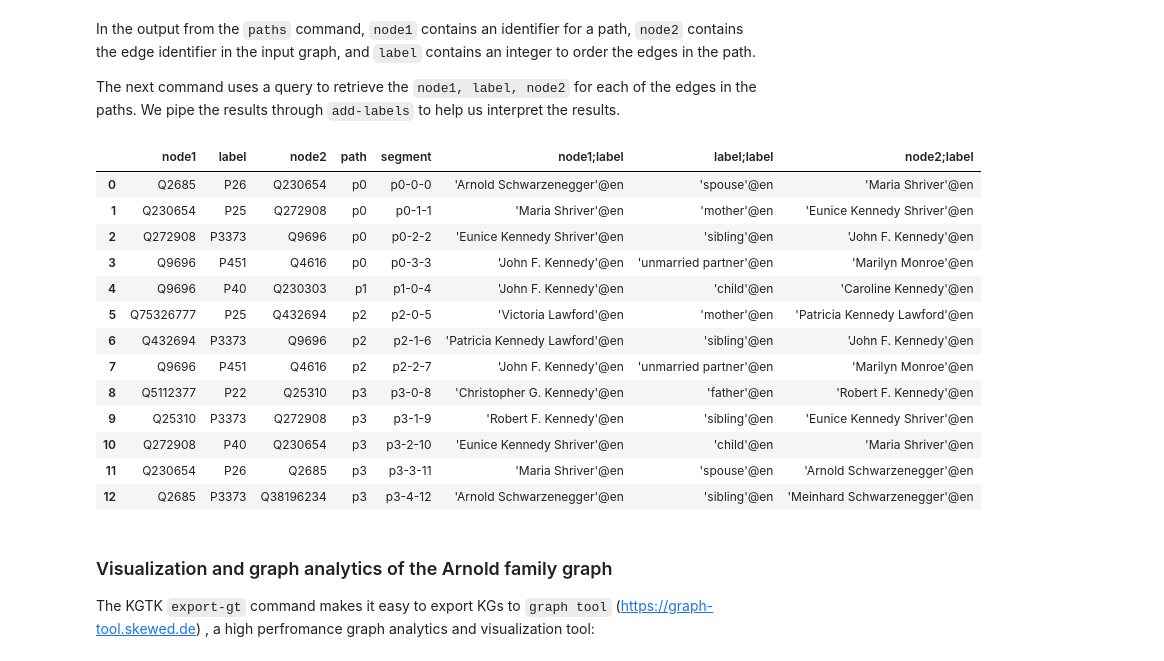
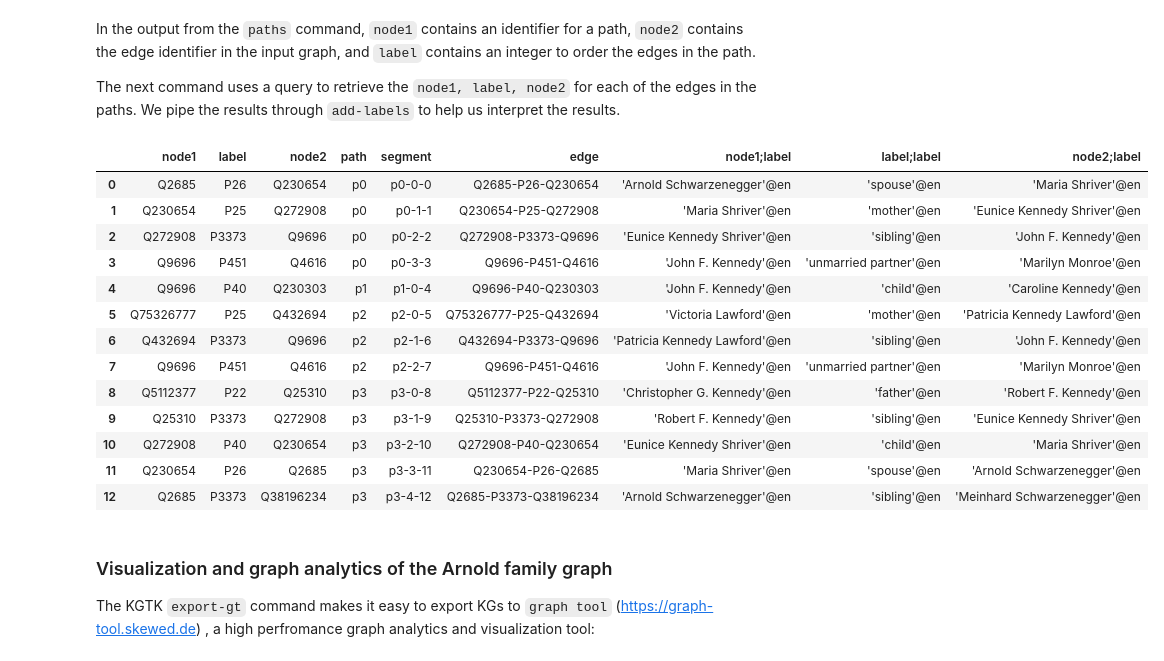
Before and after one commit to versant2612/jnotebooks, a Jupyter notebook: kgtk/06_kg_network_analysis.ipynb, the cells around one changed output. Cells and saved outputs as stored; diff of their text form; code cells hidden in the pictures.

```diff
--- a/kgtk/06_kg_network_analysis.ipynb
+++ b/kgtk/06_kg_network_analysis.ipynb
@@ -348,28 +432,28 @@ The next command uses a query to retrieve the `node1, label, node2` for each of
 # %%
 kgtk("""
     query -i arnold_family -i $TEMP/path-results.tsv
         --match '
             path: (path)-[segment]->(edge),
             arnold_family: (n1)-[edge {label: property}]->(n2)'
-        --return 'n1 as node1, property as label, n2 as node2, path as path, segment as segment'
+        --return 'n1 as node1, property as label, n2 as node2, path as path, segment as segment, edge as edge'
         --order-by 'path, segment'
     / add-labels
 """)
 # %% [output]
-|  | node1 | label | node2 | path | segment | node1;label | label;label | node2;label |
-| 0 | Q2685 | P26 | Q230654 | p0 | p0-0-0 | 'Arnold Schwarzenegger'@en | 'spouse'@en | 'Maria Shriver'@en |
-| 1 | Q230654 | P25 | Q272908 | p0 | p0-1-1 | 'Maria Shriver'@en | 'mother'@en | 'Eunice Kennedy Shriver'@en |
-| 2 | Q272908 | P3373 | Q9696 | p0 | p0-2-2 | 'Eunice Kennedy Shriver'@en | 'sibling'@en | 'John F. Kennedy'@en |
-| 3 | Q9696 | P451 | Q4616 | p0 | p0-3-3 | 'John F. Kennedy'@en | 'unmarried partner'@en | 'Marilyn Monroe'@en |
-| 4 | Q9696 | P40 | Q230303 | p1 | p1-0-4 | 'John F. Kennedy'@en | 'child'@en | 'Caroline Kennedy'@en |
-| 5 | Q75326777 | P25 | Q432694 | p2 | p2-0-5 | 'Victoria Lawford'@en | 'mother'@en | 'Patricia Kennedy Lawford'@en |
-| 6 | Q432694 | P3373 | Q9696 | p2 | p2-1-6 | 'Patricia Kennedy Lawford'@en | 'sibling'@en | 'John F. Kennedy'@en |
-| 7 | Q9696 | P451 | Q4616 | p2 | p2-2-7 | 'John F. Kennedy'@en | 'unmarried partner'@en | 'Marilyn Monroe'@en |
-| 8 | Q5112377 | P22 | Q25310 | p3 | p3-0-8 | 'Christopher G. Kennedy'@en | 'father'@en | 'Robert F. Kennedy'@en |
-| 9 | Q25310 | P3373 | Q272908 | p3 | p3-1-9 | 'Robert F. Kennedy'@en | 'sibling'@en | 'Eunice Kennedy Shriver'@en |
-| 10 | Q272908 | P40 | Q230654 | p3 | p3-2-10 | 'Eunice Kennedy Shriver'@en | 'child'@en | 'Maria Shriver'@en |
-| 11 | Q230654 | P26 | Q2685 | p3 | p3-3-11 | 'Maria Shriver'@en | 'spouse'@en | 'Arnold Schwarzenegger'@en |
-| 12 | Q2685 | P3373 | Q38196234 | p3 | p3-4-12 | 'Arnold Schwarzenegger'@en | 'sibling'@en | 'Meinhard Schwarzenegger'@en |
+|  | node1 | label | node2 | path | segment | edge | node1;label | label;label | node2;label |
+| 0 | Q2685 | P26 | Q230654 | p0 | p0-0-0 | Q2685-P26-Q230654 | 'Arnold Schwarzenegger'@en | 'spouse'@en | 'Maria Shriver'@en |
+| 1 | Q230654 | P25 | Q272908 | p0 | p0-1-1 | Q230654-P25-Q272908 | 'Maria Shriver'@en | 'mother'@en | 'Eunice Kennedy Shriver'@en |
+| 2 | Q272908 | P3373 | Q9696 | p0 | p0-2-2 | Q272908-P3373-Q9696 | 'Eunice Kennedy Shriver'@en | 'sibling'@en | 'John F. Kennedy'@en |
+| 3 | Q9696 | P451 | Q4616 | p0 | p0-3-3 | Q9696-P451-Q4616 | 'John F. Kennedy'@en | 'unmarried partner'@en | 'Marilyn Monroe'@en |
+| 4 | Q9696 | P40 | Q230303 | p1 | p1-0-4 | Q9696-P40-Q230303 | 'John F. Kennedy'@en | 'child'@en | 'Caroline Kennedy'@en |
+| 5 | Q75326777 | P25 | Q432694 | p2 | p2-0-5 | Q75326777-P25-Q432694 | 'Victoria Lawford'@en | 'mother'@en | 'Patricia Kennedy Lawford'@en |
+| 6 | Q432694 | P3373 | Q9696 | p2 | p2-1-6 | Q432694-P3373-Q9696 | 'Patricia Kennedy Lawford'@en | 'sibling'@en | 'John F. Kennedy'@en |
+| 7 | Q9696 | P451 | Q4616 | p2 | p2-2-7 | Q9696-P451-Q4616 | 'John F. Kennedy'@en | 'unmarried partner'@en | 'Marilyn Monroe'@en |
+| 8 | Q5112377 | P22 | Q25310 | p3 | p3-0-8 | Q5112377-P22-Q25310 | 'Christopher G. Kennedy'@en | 'father'@en | 'Robert F. Kennedy'@en |
+| 9 | Q25310 | P3373 | Q272908 | p3 | p3-1-9 | Q25310-P3373-Q272908 | 'Robert F. Kennedy'@en | 'sibling'@en | 'Eunice Kennedy Shriver'@en |
+| 10 | Q272908 | P40 | Q230654 | p3 | p3-2-10 | Q272908-P40-Q230654 | 'Eunice Kennedy Shriver'@en | 'child'@en | 'Maria Shriver'@en |
+| 11 | Q230654 | P26 | Q2685 | p3 | p3-3-11 | Q230654-P26-Q2685 | 'Maria Shriver'@en | 'spouse'@en | 'Arnold Schwarzenegger'@en |
+| 12 | Q2685 | P3373 | Q38196234 | p3 | p3-4-12 | Q2685-P3373-Q38196234 | 'Arnold Schwarzenegger'@en | 'sibling'@en | 'Meinhard Schwarzenegger'@en |
 # %% [markdown]
 ### Visualization and graph analytics of the Arnold family graph
 
```
Also changed, not shown: parts of 27 cells of this notebook.
